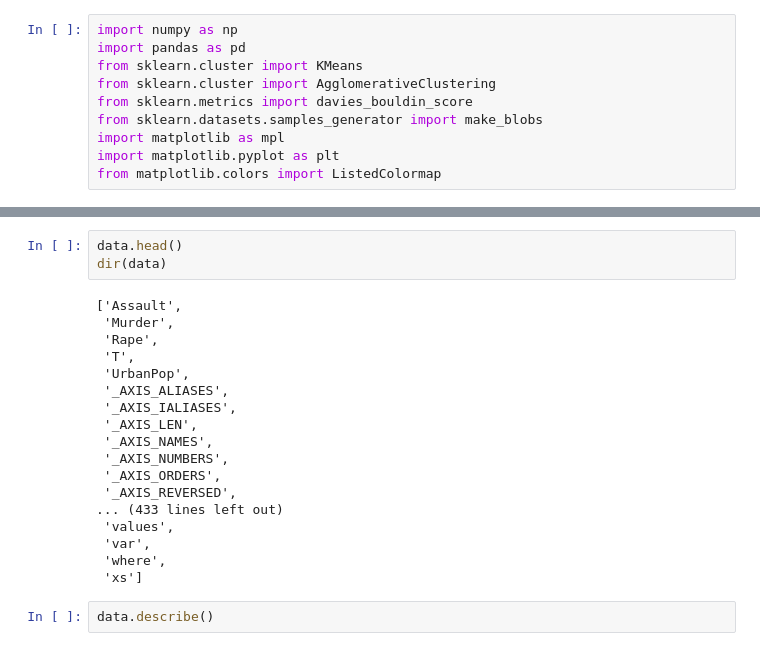
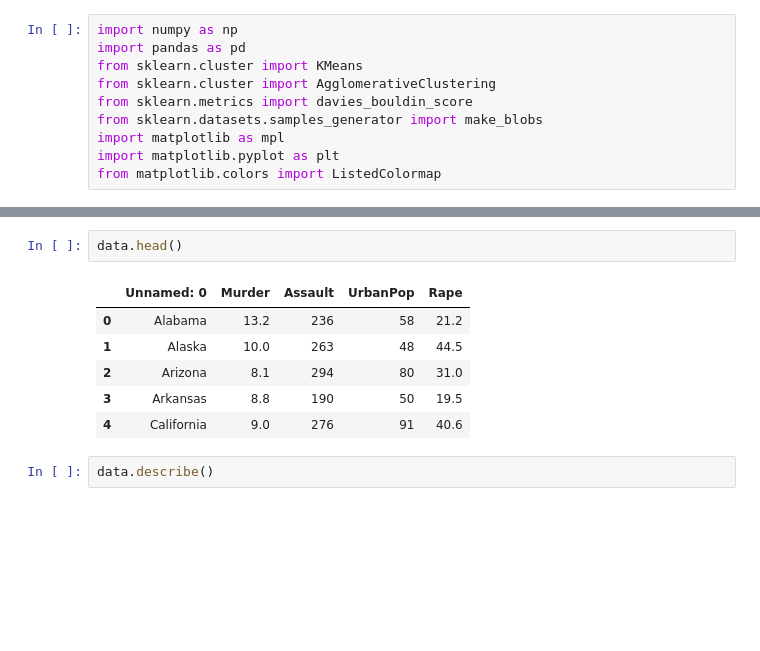
Before and after one commit to Al3xFreeman/IA2, a Jupyter notebook: IA 2 P1 (Alex).ipynb, the cells around one changed output, grey strips where cells are left out. Saved outputs shown, nothing was run; the diff lists cells and outputs as text; blank space fills up the shorter version.

```diff
--- a/IA 2 P1 (Alex).ipynb
+++ b/IA 2 P1 (Alex).ipynb
@@ -20,24 +13,12 @@ data = pd.read_csv("USArrests.csv")
 # %%
 data.head()
-dir(data)
 # %% [output]
-['Assault',
- 'Murder',
- 'Rape',
- 'T',
- 'UrbanPop',
- '_AXIS_ALIASES',
- '_AXIS_IALIASES',
- '_AXIS_LEN',
- '_AXIS_NAMES',
- '_AXIS_NUMBERS',
- '_AXIS_ORDERS',
- '_AXIS_REVERSED',
-... (433 lines left out)
- 'values',
- 'var',
- 'where',
- 'xs']
+|  | Unnamed: 0 | Murder | Assault | UrbanPop | Rape |
+| 0 | Alabama | 13.2 | 236 | 58 | 21.2 |
+| 1 | Alaska | 10.0 | 263 | 48 | 44.5 |
+| 2 | Arizona | 8.1 | 294 | 80 | 31.0 |
+| 3 | Arkansas | 8.8 | 190 | 50 | 19.5 |
+| 4 | California | 9.0 | 276 | 91 | 40.6 |
 # %%
 data.describe()
 # %% [output]
```
Also changed, not shown: parts of 6 cells of this notebook.
